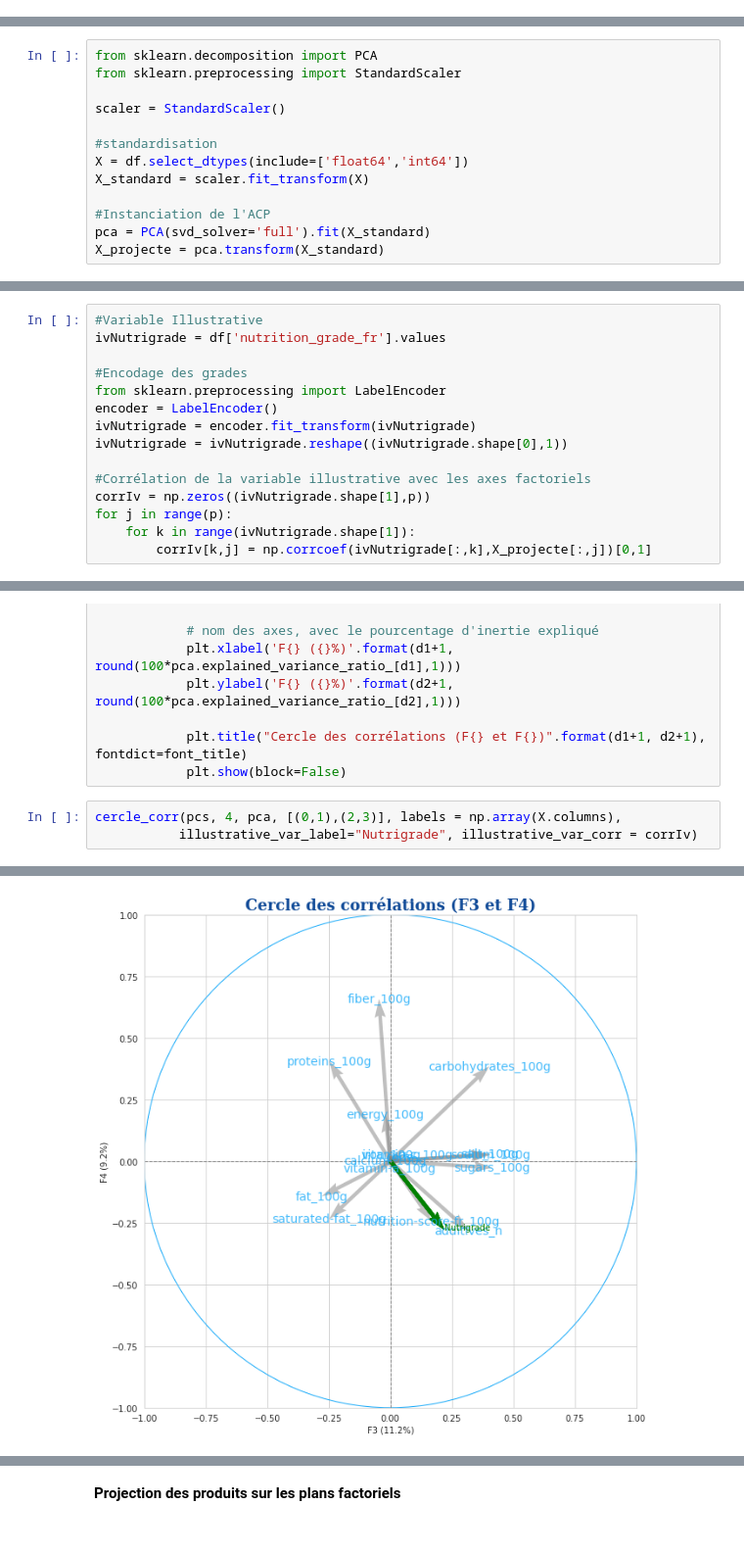
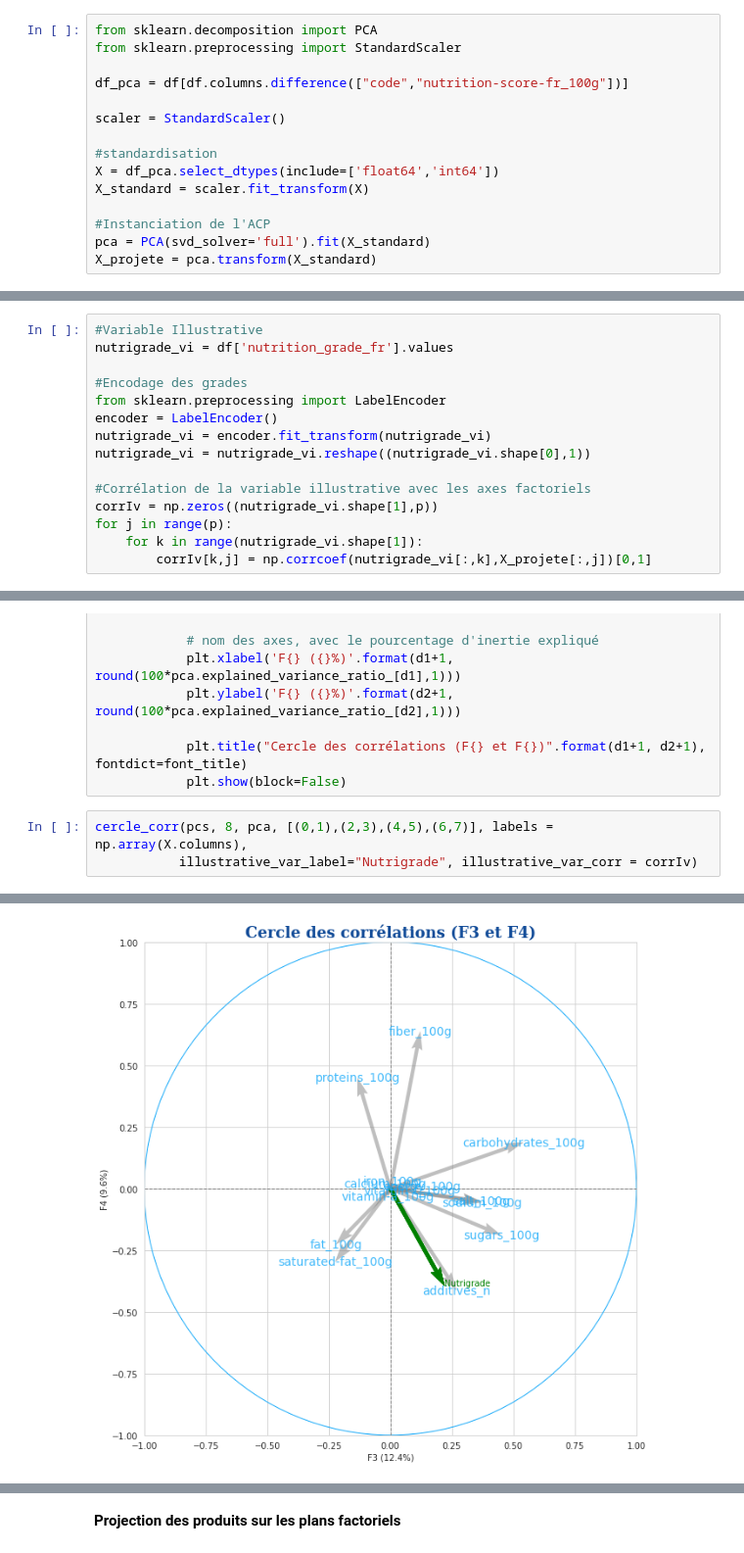
Before and after one commit to Bakarime27/app-sante-public, a Jupyter notebook: exploration_data_asp.ipynb, the cells around one changed output, grey strips where cells are left out. Shown at 98% size. Cells and saved outputs as stored; diff of their text form.

```diff
--- a/exploration_data_asp.ipynb
+++ b/exploration_data_asp.ipynb
@@ -191,5 +202,20 @@ plt.show()
 # %% [markdown]
 **Eboulis des valeurs propres**
+# %%
+from sklearn.decomposition import PCA
+from sklearn.preprocessing import StandardScaler
+
+df_pca = df[df.columns.difference(["code","nutrition-score-fr_100g"])]
+
+scaler = StandardScaler()
+
+#standardisation
+X = df_pca.select_dtypes(include=['float64','int64'])
+X_standard = scaler.fit_transform(X)
+
+#Instanciation de l'ACP
+pca = PCA(svd_solver='full').fit(X_standard)
+X_projete = pca.transform(X_standard)
 # %%
 #Variances expliquées
 variances_expliquees = pca.explained_variance_ratio_*100
@@ -207,15 +235,2 @@ plt.show(block=False)
 # %% [markdown]
 **Cercle des corrélations**
-# %%
-from sklearn.decomposition import PCA
-from sklearn.preprocessing import StandardScaler
-
-scaler = StandardScaler()
-
-#standardisation
-X = df.select_dtypes(include=['float64','int64'])
-X_standard = scaler.fit_transform(X)
-
-#Instanciation de l'ACP
-pca = PCA(svd_solver='full').fit(X_standard)
-X_projecte = pca.transform(X_standard)
@@ -255,18 +272,18 @@ corr_matrix
 # %%
 #Variable Illustrative
-ivNutrigrade = df['nutrition_grade_fr'].values
+nutrigrade_vi = df['nutrition_grade_fr'].values
 
 #Encodage des grades
 from sklearn.preprocessing import LabelEncoder
 encoder = LabelEncoder()
-ivNutrigrade = encoder.fit_transform(ivNutrigrade)
-ivNutrigrade = ivNutrigrade.reshape((ivNutrigrade.shape[0],1))
+nutrigrade_vi = encoder.fit_transform(nutrigrade_vi)
+nutrigrade_vi = nutrigrade_vi.reshape((nutrigrade_vi.shape[0],1))
 
 #Corrélation de la variable illustrative avec les axes factoriels
-corrIv = np.zeros((ivNutrigrade.shape[1],p))
+corrIv = np.zeros((nutrigrade_vi.shape[1],p))
 for j in range(p):
-    for k in range(ivNutrigrade.shape[1]):
-        corrIv[k,j] = np.corrcoef(ivNutrigrade[:,k],X_projecte[:,j])[0,1]
+    for k in range(nutrigrade_vi.shape[1]):
+        corrIv[k,j] = np.corrcoef(nutrigrade_vi[:,k],X_projete[:,j])[0,1]
 # %%
 def cercle_corr(pcs, n_comp, pca, axis_ranks,
                labels=None, label_rotation=0,
@@ -320,6 +337,6 @@ def cercle_corr(pcs, n_comp, pca, axis_ranks,
             plt.title("Cercle des corrélations (F{} et F{})".format(d1+1, d2+1), fontdict=font_title)
             plt.show(block=False)
 # %%
-cercle_corr(pcs, 4, pca, [(0,1),(2,3)], labels = np.array(X.columns),
+cercle_corr(pcs, 8, pca, [(0,1),(2,3),(4,5),(6,7)], labels = np.array(X.columns),
            illustrative_var_label="Nutrigrade", illustrative_var_corr = corrIv)
 # %% [output]
@@ -327 +344 @@ cercle_corr(pcs, 4, pca, [(0,1),(2,3)], labels = np.array(X.columns),
-[figure, old version]
+[figure, new version]
```
Also changed, not shown: parts of 64 cells of this notebook.
